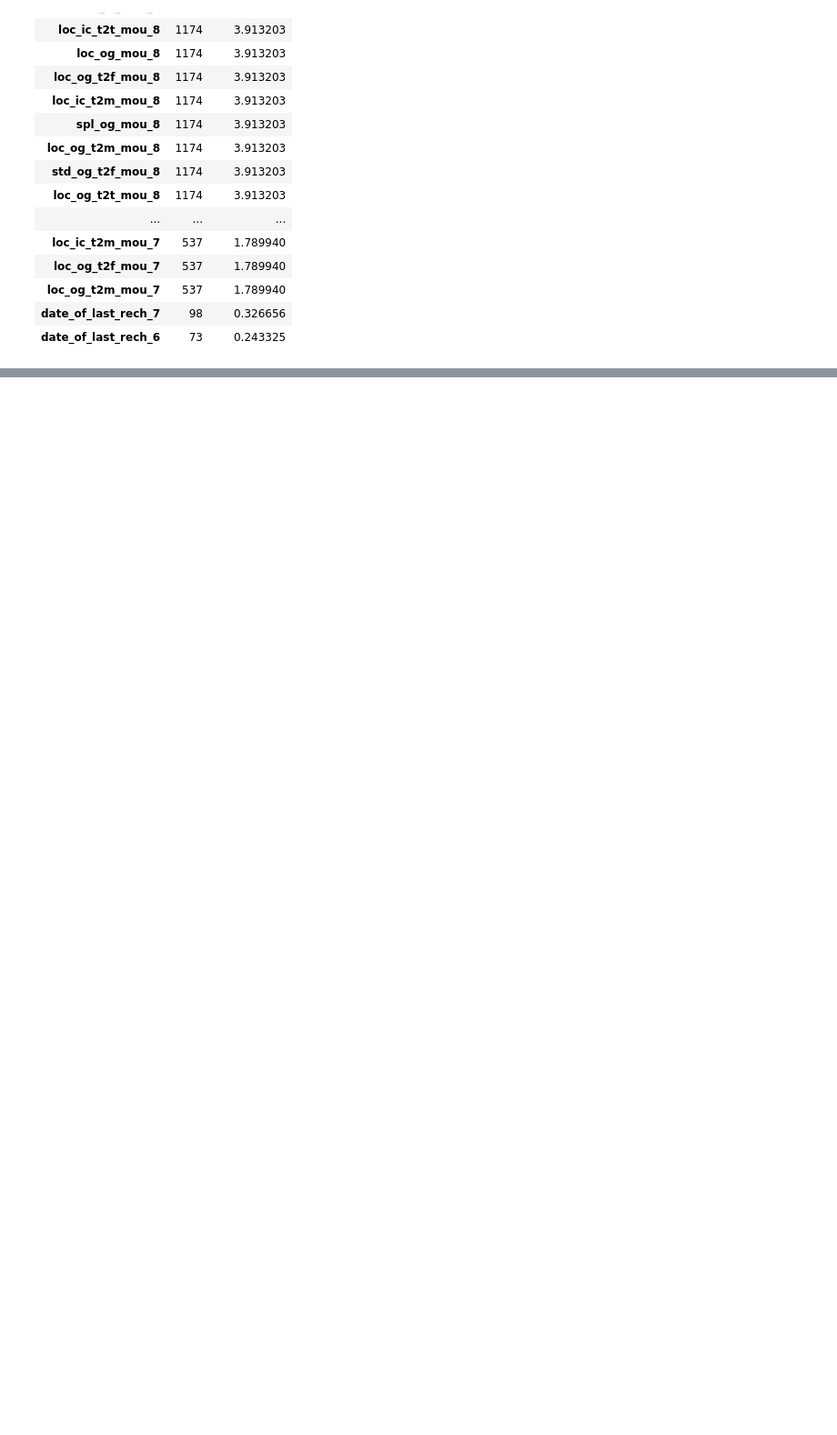
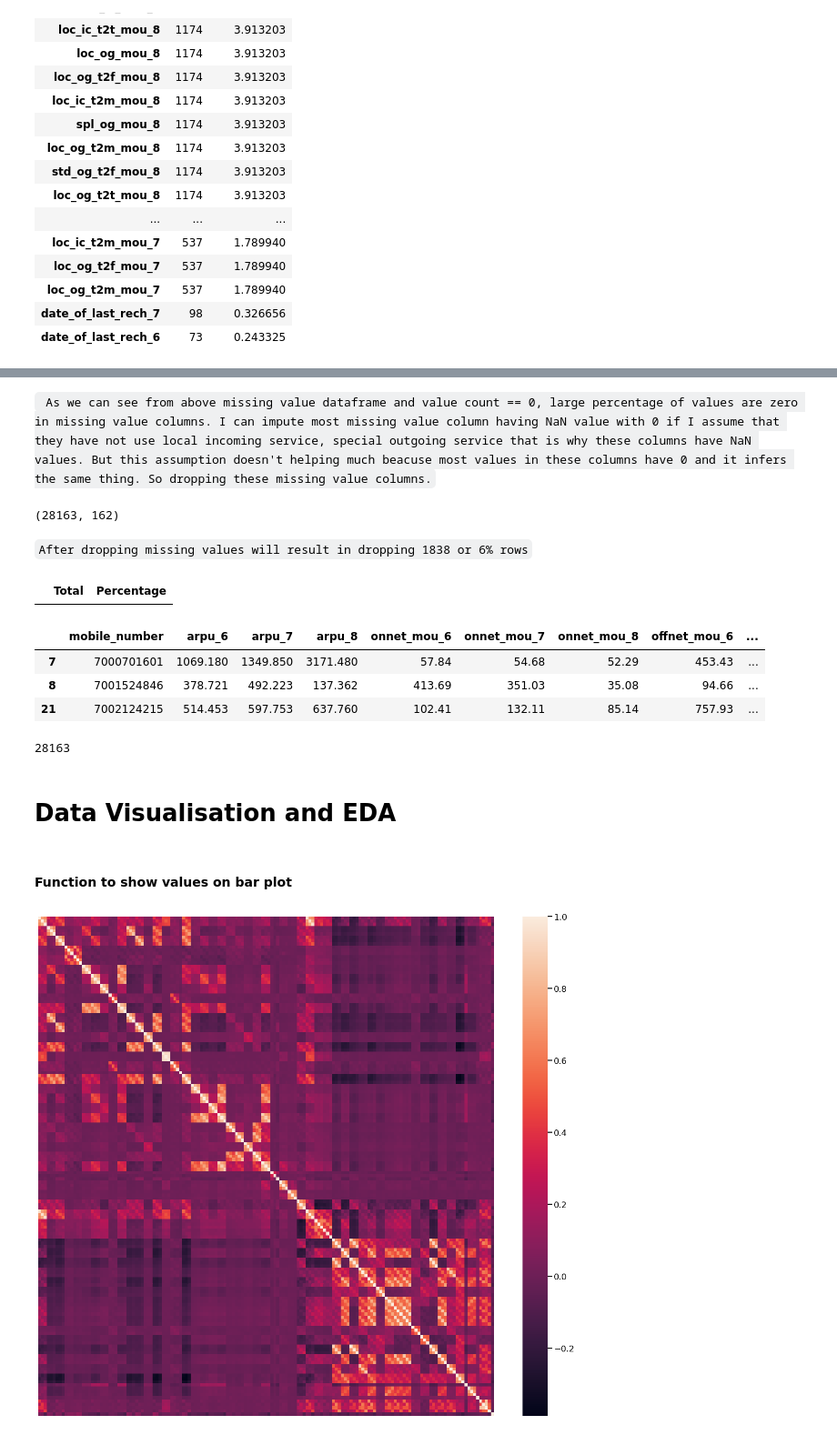
Before and after one commit to nveenkumr/TelecomChurn-ML, a Jupyter notebook: TelecomChurn-MLCaseStudy.ipynb, the cells around one changed output, grey strips where cells are left out. Shown at 91% size. Cells and saved outputs as stored; diff of their text form; code cells hidden in the pictures; blank space fills up the shorter version.

```diff
--- a/TelecomChurn-MLCaseStudy.ipynb
+++ b/TelecomChurn-MLCaseStudy.ipynb
@@ -207,7 +210,8 @@ sns.heatmap(telecom[x].corr(),annot=True)
 # %% [markdown]
 #### Dropping Redundant columns, since we have already created derived features from them and derived features reflects the same information.
 # %%
-telecom.drop(['tot_av_rech_amt_data_6','tot_av_rech_amt_data_7','tot_av_rech_amt_data_8','tot_av_rech_amt_data_9'],inplace=True,axis=1)
+telecom.drop(['tot_av_rech_amt_data_6','tot_av_rech_amt_data_7','tot_av_rech_amt_data_8',\
+              'tot_av_rech_amt_data_9'],inplace=True,axis=1)
 # %% [markdown]
 ## Identifying CHURN CUSTOMERS
 # %% [markdown]
@@ -303,6 +311,48 @@ def imputeNan(data,imputeColList=False,missingColList=False):
+# %% [markdown]
+` As we can see from above missing value dataframe and value count == 0, large percentage of values are zero in missing value columns. I can impute most missing value column having NaN value with 0 if I assume that they have not use local incoming service, special outgoing service that is why these columns have NaN values. But this assumption doesn't helping much beacuse most values in these columns have 0 and it infers the same thing. So dropping these missing value columns.`
+# %%
+telecom= telecom.dropna()
+telecom.shape
+# %% [output]
+(28163, 162)
+# %% [markdown]
+`After dropping missing values will result in dropping 1838 or 6% rows`
+# %%
+# Checking missing value percentage if any
+calnullpercentage(telecom) #no missing value
+# %% [output]
+|  | Total | Percentage |
+# %%
+telecom.head(3)
+# %% [output]
+|  | mobile_number | arpu_6 | arpu_7 | arpu_8 | onnet_mou_6 | onnet_mou_7 | onnet_mou_8 | offnet_mou_6 | ... |
+| 7 | 7000701601 | 1069.180 | 1349.850 | 3171.480 | 57.84 | 54.68 | 52.29 | 453.43 | ... |
+| 8 | 7001524846 | 378.721 | 492.223 | 137.362 | 413.69 | 351.03 | 35.08 | 94.66 | ... |
+| 21 | 7002124215 | 514.453 | 597.753 | 637.760 | 102.41 | 132.11 | 85.14 | 757.93 | ... |
+# %%
+# no duplicate mobile number
+len(telecom['mobile_number'].unique())
+# %% [output]
+28163
+# %%
+#Dropping mobile number since it doesn't help in modelling and prediction
+telecom.drop('mobile_number',inplace=True,axis=1)
+# %% [markdown]
+# Data Visualisation and EDA
+# %% [markdown]
+#### Function to show values on bar plot
 # %%
 def showvalues(ax,m=None):
     for p in ax.patches:
         ax.annotate("%.1f" % p.get_height(), (p.get_x() + p.get_width() / 2., p.get_height()),\
                     ha='center', va='center', fontsize=14, color='k', rotation=0, xytext=(0, 7),\
                     textcoords='offset points',fontweight='light',alpha=0.9)
+# %%
+#### Correlation between numerical variables
+plt.figure(figsize=(20,18))
+ax=sns.heatmap(telecom.corr())
+plt.setp(ax.get_xticklabels(), visible=False)
+plt.setp(ax.get_yticklabels(), visible=False)
+ax.tick_params(top=False, bottom=False, left=False, right=False, labelleft=False, labelbottom=False)
+# %% [output]
+[figure, added]
```
Also changed, not shown: parts of 11 cells of this notebook.
